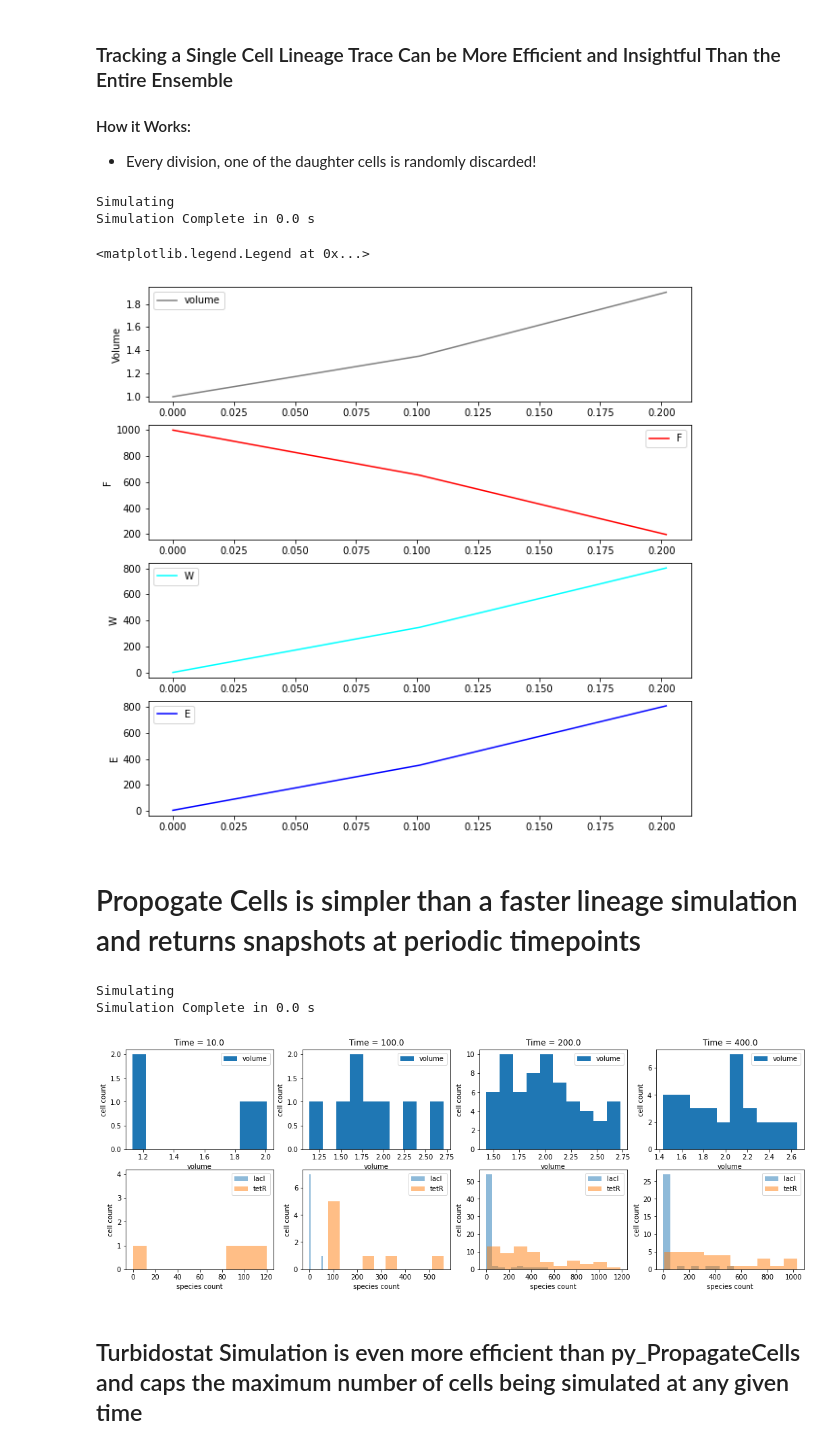
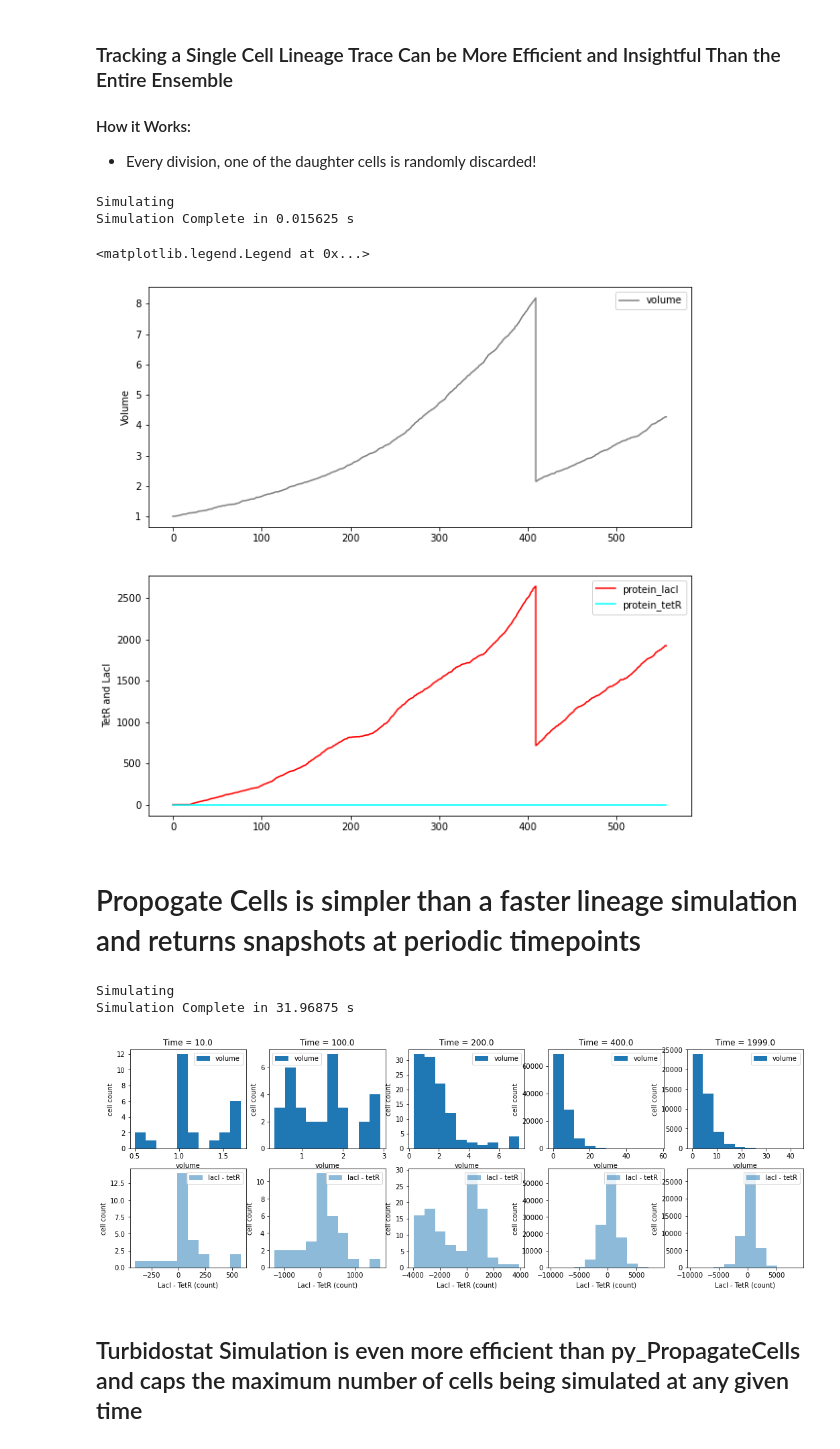
Before and after one commit to biocircuits/bioscrape, a Jupyter notebook: lineage examples/Lineage Examples.ipynb, the cells around one changed output. Saved outputs shown, nothing was run; the diff lists cells and outputs as text; code cells hidden in the pictures.

```diff
--- a/lineage examples/Lineage Examples.ipynb
+++ b/lineage examples/Lineage Examples.ipynb
@@ -289,75 +301,68 @@ Mcell1.create_death_event("death", {}, "hillpositive", {"k":kdeath, "s1":"W", "n
 * Every division, one of the daughter cells is randomly discarded!
 # %%
 from bioscrape.lineage import py_SingleCellLineage
-timepoints = np.linspace(0, 10, 100)
+timepoints = np.arange(0, 4000, 1.0)
 print("Simulating")
 ts = process_time()
-result_df = py_SingleCellLineage(timepoints = timepoints, Model = Mcell1)
+result_df = py_SingleCellLineage(timepoints = timepoints, Model = Mtoggle_events, safe = True)
 te = process_time()
 print("Simulation Complete in", te-ts, "s")
 
 plt.figure(figsize = (10, 10))
-plt.subplot(411)
+plt.subplot(211)
 plt.ylabel("Volume")
 plt.plot(result_df["time"], result_df["volume"], label = "volume", color = "gray")
 plt.legend()
-plt.subplot(412)
-plt.ylabel("F")
-plt.plot(result_df["time"], result_df["F"], label = "F", color = "red")
+plt.subplot(212)
+plt.ylabel("TetR and LacI")
+plt.plot(result_df["time"], result_df["protein_lacI"], label = "protein_lacI", color = "red")
+plt.plot(result_df["time"], result_df["protein_tetR"], label = "protein_tetR", color = "cyan")
 plt.legend()
-plt.subplot(413)
-plt.ylabel("W")
-plt.plot(result_df["time"], result_df["W"], label = "W", color = "cyan")
-plt.legend()
-plt.subplot(414)
-plt.ylabel("E")
-plt.plot(result_df["time"], result_df["E"], label = "E", color = "blue")
-plt.legend()
 # %% [output]
 Simulating
-Simulation Complete in 0.0 s
+Simulation Complete in 0.015625 s
 <matplotlib.legend.Legend at 0x...>
-[figure, old version]
+[figure, new version]
 # %% [markdown]
 # Propogate Cells is simpler than a faster lineage simulation and returns snapshots at periodic timepoints
 # %%
 from bioscrape.lineage import py_PropagateCells
 
-timepoints = np.arange(0, 500, 1.0) #timepoints to simulate over
+timepoints = np.arange(0, 2000, 1.0)
 
 #When to sample the propogating cells
-sample_times = [timepoints[10], timepoints[100], timepoints[200], timepoints[400]]
+sample_times = [timepoints[10], timepoints[100], timepoints[200], timepoints[400], timepoints[-1]]
 #Note: Sample times can also be an integer, in which case it will be the number of sample points
 
 
 print("Simulating")
 ts = process_time()
 
 #Returns a list of data frames and an array of sample times
-result_data, sample_times = py_PropagateCells(timepoints = timepoints, Model = Mtoggle, sample_times = sample_times)
+result_data, sample_times = py_PropagateCells(timepoints = timepoints, Model = Mtoggle_events,
+                                              sample_times = sample_times, initial_cell_states = 10)
 te = process_time()
 print("Simulation Complete in", te-ts, "s")
 
 plt.figure(figsize = (18, 6))
 
 for n in range(len(sample_times)):
     plt.subplot(2, len(sample_times), n+1)
     plt.hist(result_data[n]["volume"], label = "volume")
     plt.title(f"Time = {sample_times[n]}")
     plt.ylabel("cell count")
     plt.xlabel("volume")
     plt.legend()
 
     plt.subplot(2, len(sample_times), len(sample_times)+n+1)
-    plt.hist(result_data[n]["protein_lacI"], label = "lacI", alpha = .5)
-    plt.hist(result_data[n]["protein_tetR"], label = "tetR", alpha = .5)
+    plt.hist(result_data[n]["protein_lacI"] - result_data[n]["protein_tetR"], label = "lacI - tetR", alpha = .5)
     plt.legend()
     plt.ylabel("cell count")
-    plt.xlabel("species count")
+    plt.xlabel("LacI - TetR (count)")
 # %% [output]
 Simulating
-Simulation Complete in 0.0 s
+Simulation Complete in 31.96875 s
-[figure, old version]
+[figure, new version]
 # %% [markdown]
 ## Turbidostat Simulation is even more efficient than py_PropagateCells and caps the maximum number of cells being simulated at any given time
 # %%
```
Also changed, not shown: parts of 7 cells of this notebook, 1 other file.
